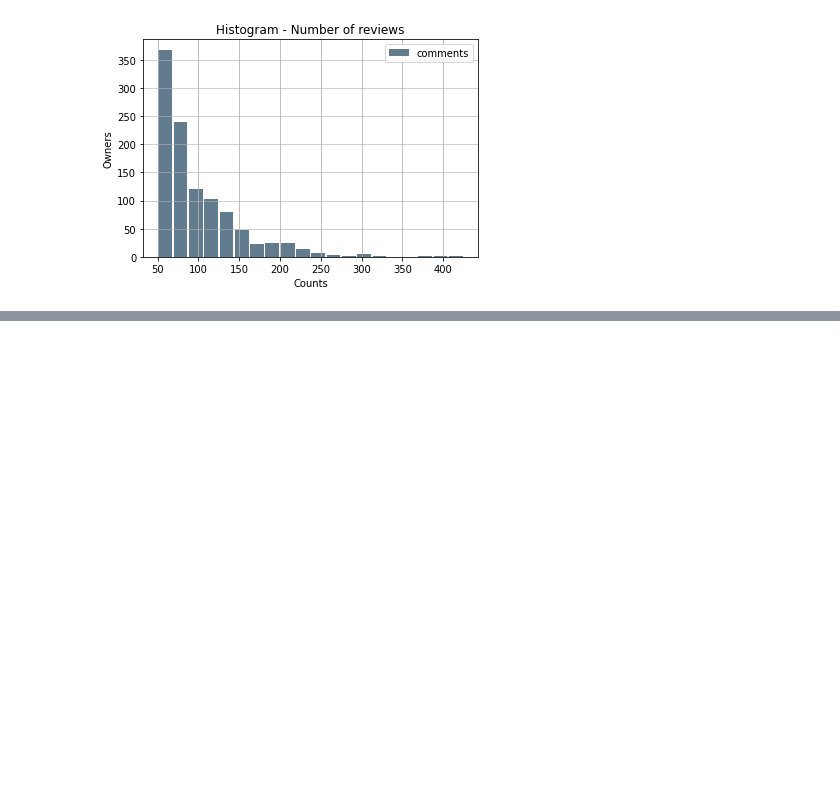
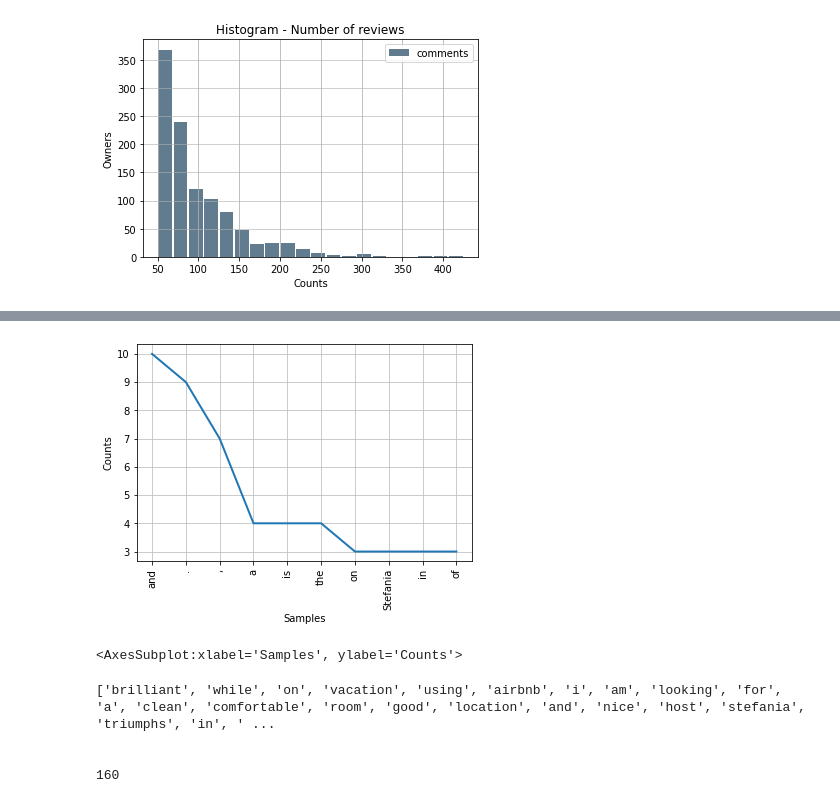
Before and after one commit to dianaionascu15/airbnb-nlp, a Jupyter notebook: airbnb_nlp.ipynb, the cells around one changed output, grey strips where cells are left out. Drawn from its saved outputs; the diff is of its cells as text; code cells hidden in the pictures; blank space fills up the shorter version.

Commit message:
added nltk functions

```diff
--- a/airbnb_nlp.ipynb
+++ b/airbnb_nlp.ipynb
@@ -162,0 +168,2 @@ len(sampleReviews)
+# %%
+reviews = pd.merge(reviews, listings_summary[['id','host_id', 'host_name', 'neighbourhood', 'room_type', 'price']], how = 'left', on = "id")
@@ -162,0 +212,2 @@ len(sampleReviews)
+# %%
+reviews['comments'] = reviews['comments'].astype('string') ##convert to string. should try with object to see if it works.
@@ -162,0 +251,7 @@ len(sampleReviews)
+# %%
+## Word tokenizing - transform the text into words
+df_comment = reviews.comments[5]
+words = word_tokenize(df_comment)
+
+print(len(words))
+words #187
@@ -162,0 +277,8 @@ len(sampleReviews)
+# %%
+from nltk.probability import FreqDist
+
+## Let's find the frequency
+freq_words = FreqDist(words)
+
+## Top 10 words
+freq_words.most_common(10) ## a lot of punctuation marks and stop words.
@@ -162,0 +296,23 @@ len(sampleReviews)
+# %%
+## Plot the word frequency
+
+freq_words.plot(10)
+# %% [output]
+[figure, added]
+<AxesSubplot:xlabel='Samples', ylabel='Counts'>
+# %%
+## Remove punctuation marks
+words_no_punct = []
+
+for w in words:
+    if w.isalpha():
+        words_no_punct.append(w.lower())
+
+print(words_no_punct)
+print("\n")
+print(len(words_no_punct)) ##160!
+# %% [output]
+['brilliant', 'while', 'on', 'vacation', 'using', 'airbnb', 'i', 'am', 'looking', 'for', 'a', 'clean', 'comfortable', 'room', 'good', 'location', 'and', 'nice', 'host', 'stefania', 'triumphs', 'in', ' ...
+
+
+160
```
Also changed, not shown: parts of 46 cells of this notebook.
